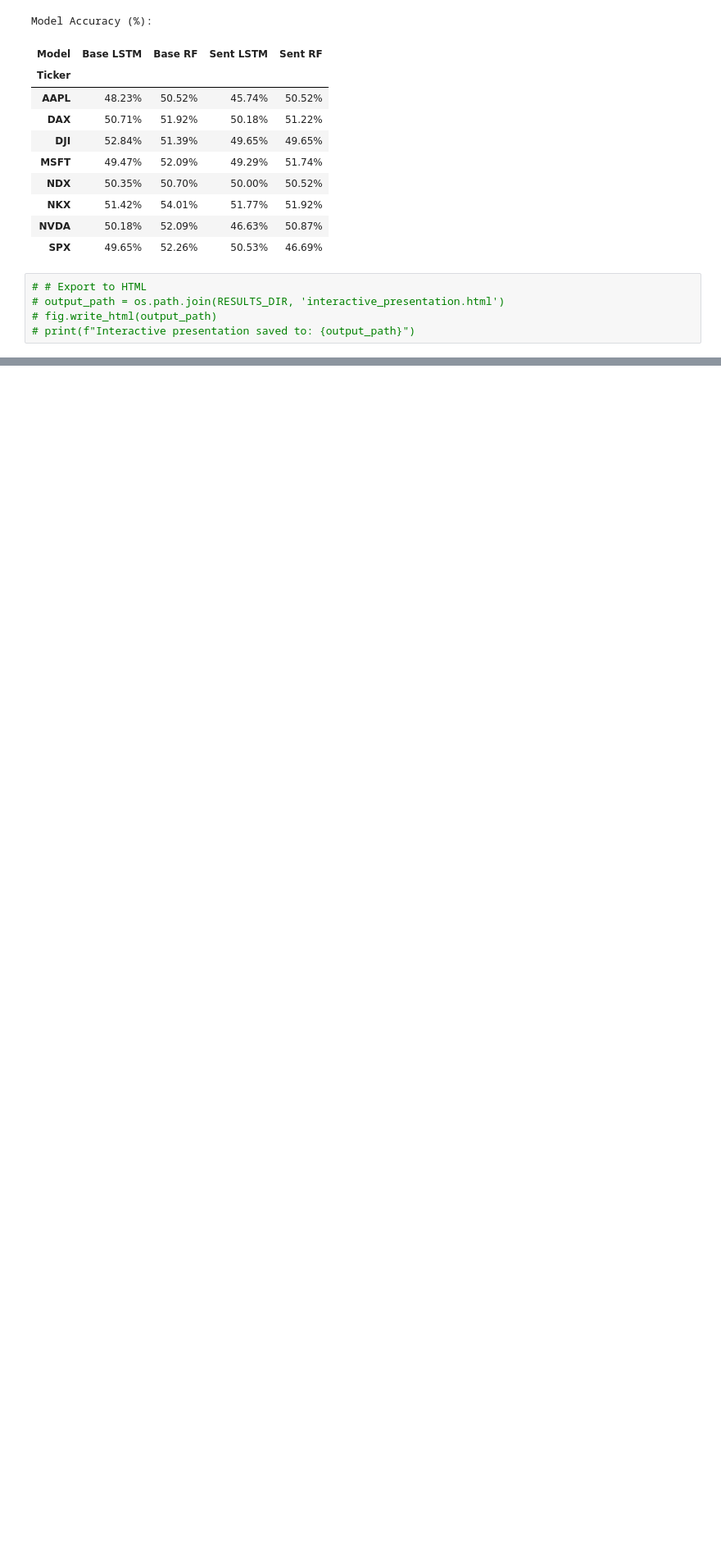
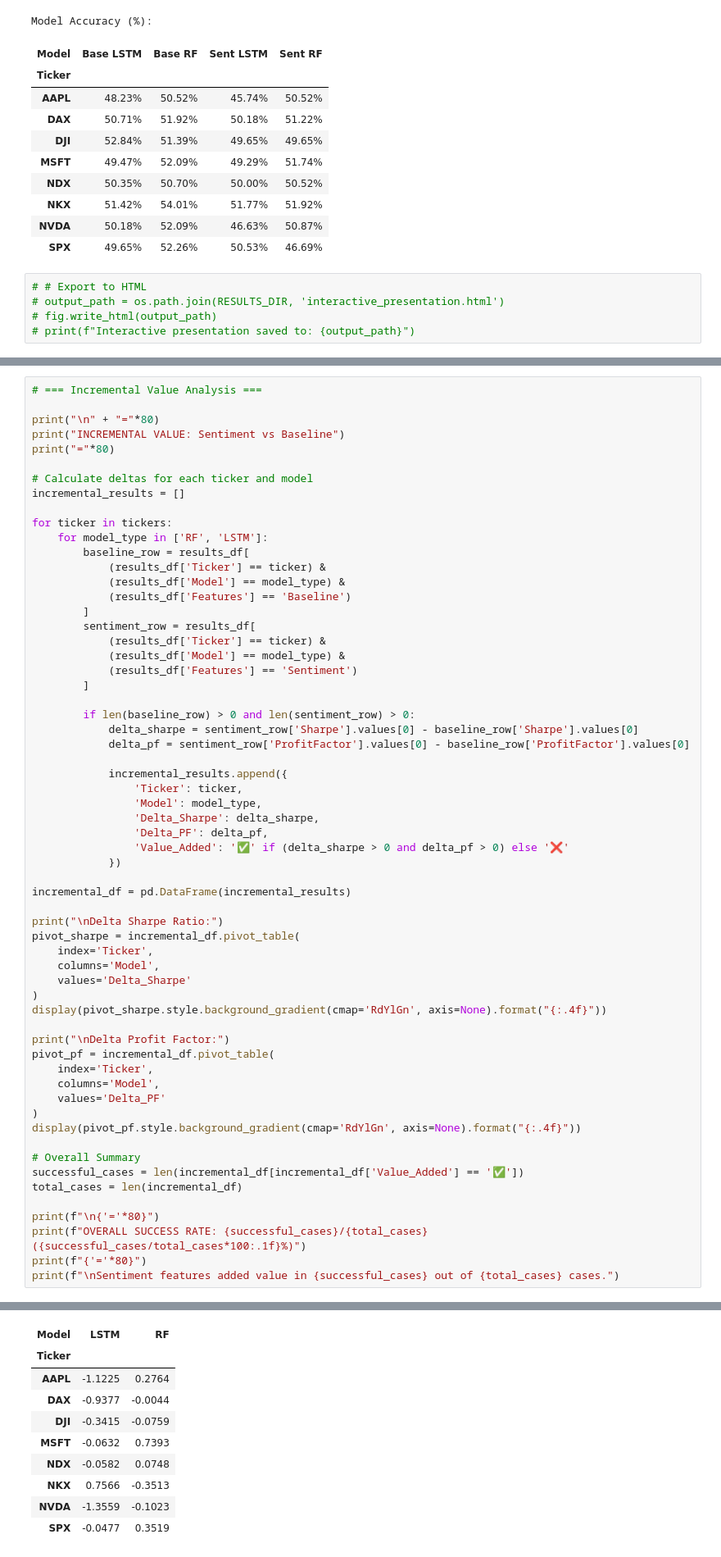
Before and after one commit to ronanhansel/market-analysis, a Jupyter notebook: presentation.ipynb, the cells around one changed output, grey strips where cells are left out. Shown at 82% size. Drawn from its saved outputs; the diff is of its cells as text; blank space fills up the shorter version.

```diff
--- a/presentation.ipynb
+++ b/presentation.ipynb
@@ -176,0 +687,62 @@ Model Accuracy (%):
+# %%
+# === Incremental Value Analysis ===
+
+print("\n" + "="*80)
+print("INCREMENTAL VALUE: Sentiment vs Baseline")
+print("="*80)
+
+# Calculate deltas for each ticker and model
+incremental_results = []
+
+for ticker in tickers:
+    for model_type in ['RF', 'LSTM']:
+        baseline_row = results_df[
+            (results_df['Ticker'] == ticker) &
+            (results_df['Model'] == model_type) &
+            (results_df['Features'] == 'Baseline')
+        ]
+        sentiment_row = results_df[
+            (results_df['Ticker'] == ticker) &
+            (results_df['Model'] == model_type) &
+            (results_df['Features'] == 'Sentiment')
+        ]
+
+        if len(baseline_row) > 0 and len(sentiment_row) > 0:
+            delta_sharpe = sentiment_row['Sharpe'].values[0] - baseline_row['Sharpe'].values[0]
+            delta_pf = sentiment_row['ProfitFactor'].values[0] - baseline_row['ProfitFactor'].values[0]
+
+            incremental_results.append({
+                'Ticker': ticker,
+                'Model': model_type,
+                'Delta_Sharpe': delta_sharpe,
+                'Delta_PF': delta_pf,
+                'Value_Added': '✅' if (delta_sharpe > 0 and delta_pf > 0) else '❌'
+            })
+
+incremental_df = pd.DataFrame(incremental_results)
+
+print("\nDelta Sharpe Ratio:")
+pivot_sharpe = incremental_df.pivot_table(
+    index='Ticker',
+    columns='Model',
+    values='Delta_Sharpe'
+)
+display(pivot_sharpe.style.background_gradient(cmap='RdYlGn', axis=None).format("{:.4f}"))
+
+print("\nDelta Profit Factor:")
+pivot_pf = incremental_df.pivot_table(
+    index='Ticker',
+    columns='Model',
+    values='Delta_PF'
+)
+display(pivot_pf.style.background_gradient(cmap='RdYlGn', axis=None).format("{:.4f}"))
+
+# Overall Summary
+successful_cases = len(incremental_df[incremental_df['Value_Added'] == '✅'])
+total_cases = len(incremental_df)
+
+print(f"\n{'='*80}")
+print(f"OVERALL SUCCESS RATE: {successful_cases}/{total_cases} ({successful_cases/total_cases*100:.1f}%)")
+print(f"{'='*80}")
+print(f"\nSentiment features added value in {successful_cases} out of {total_cases} cases.")
+# %% [output]
@@ -176,0 +754,10 @@ Model Accuracy (%):
+| Model | LSTM | RF |
+| Ticker |  |  |
+| AAPL | -1.1225 | 0.2764 |
+| DAX | -0.9377 | -0.0044 |
+| DJI | -0.3415 | -0.0759 |
+| MSFT | -0.0632 | 0.7393 |
+| NDX | -0.0582 | 0.0748 |
+| NKX | 0.7566 | -0.3513 |
+| NVDA | -1.3559 | -0.1023 |
+| SPX | -0.0477 | 0.3519 |
```
Also changed, not shown: parts of 10 cells of this notebook, 1 other file.
